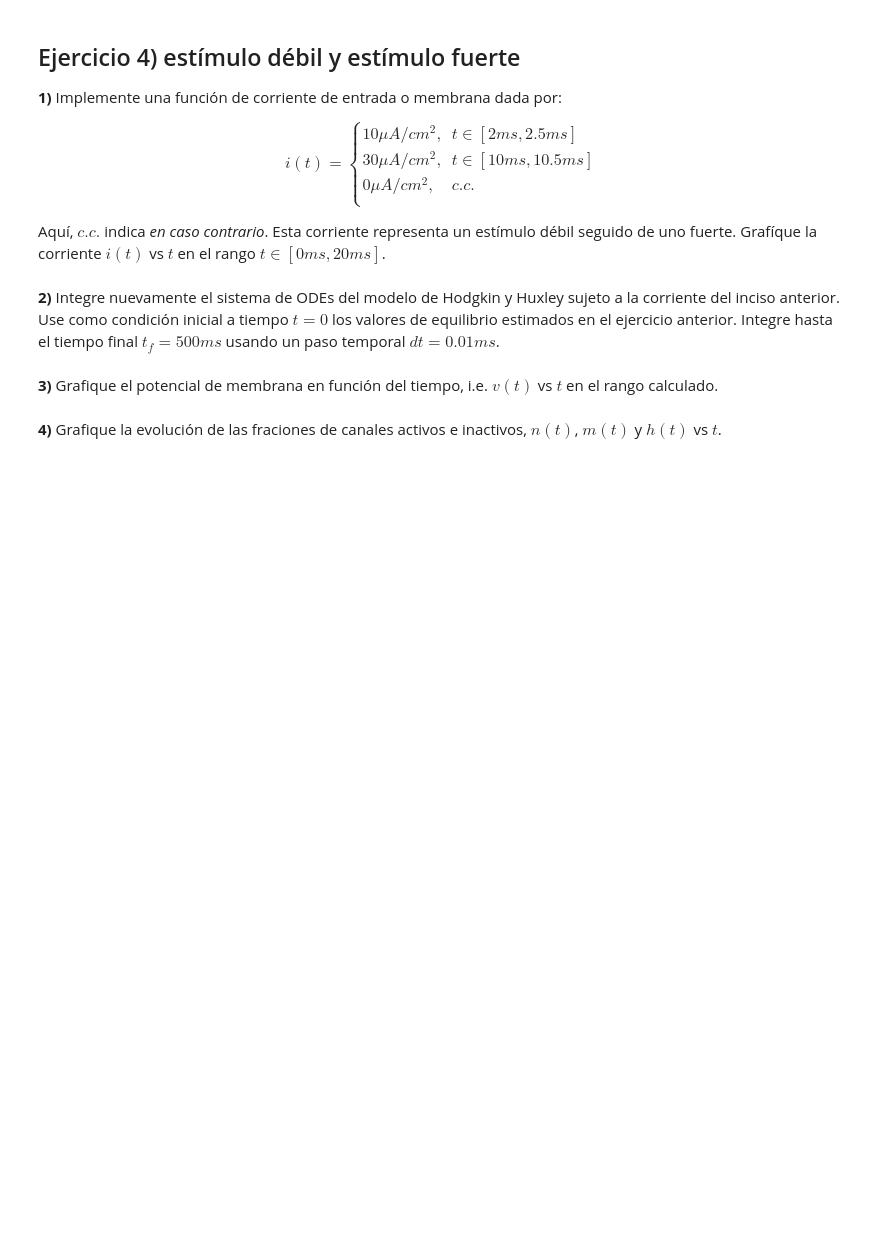
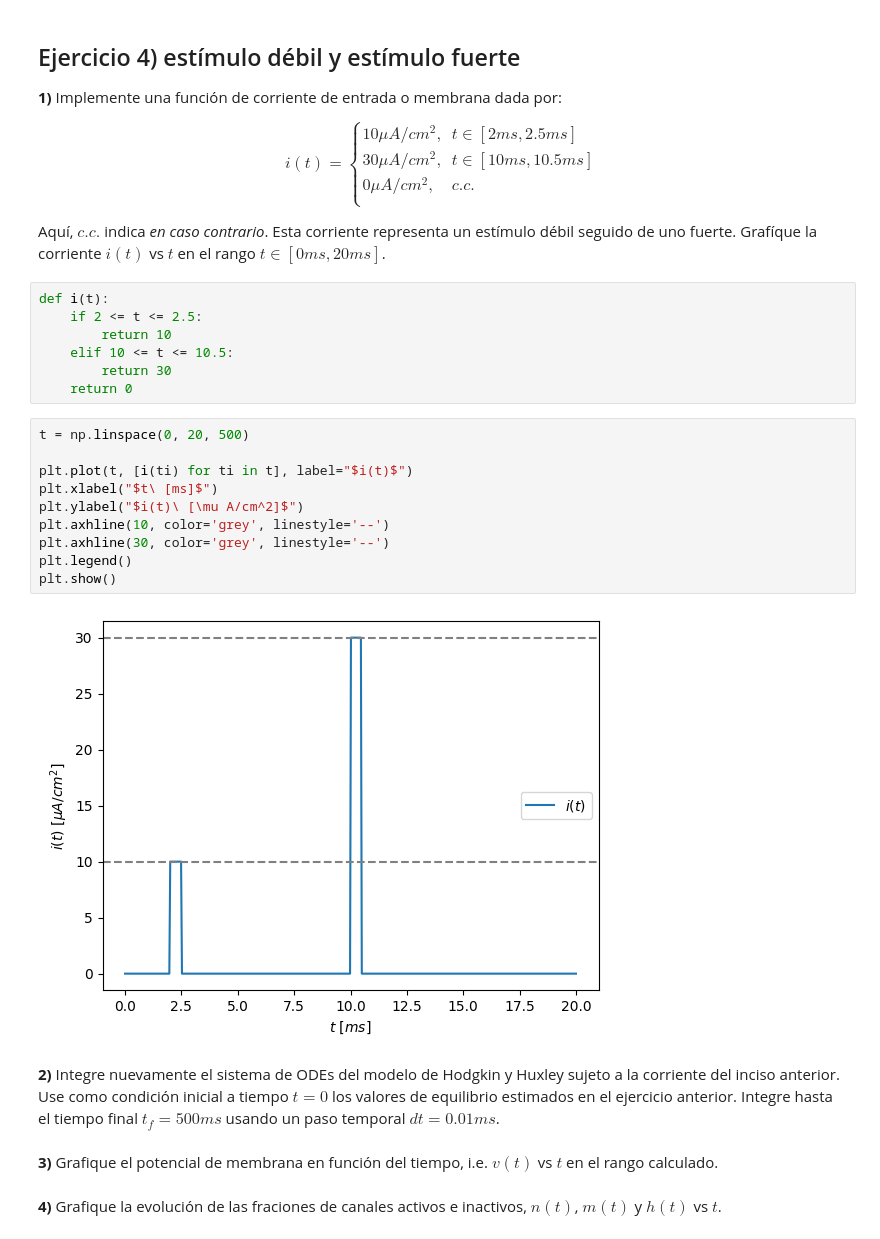
Before and after one commit to basbenja/RedesNeuronales-TrabajosPracticos, a Jupyter notebook: TP1/TrabajoPractico1.ipynb, the cells around one changed output. Drawn from its saved outputs; the diff is of its cells as text; blank space fills up the shorter version.

```diff
--- a/TP1/TrabajoPractico1.ipynb
+++ b/TP1/TrabajoPractico1.ipynb
@@ -525,6 +600,25 @@ i(t) = \left\{
 $$
 
 Aquí, $c.c.$ indica *en caso contrario*. Esta corriente representa un estímulo débil seguido de uno fuerte. Grafíque la corriente $i(t)$ vs $t$ en el rango $t\in[0ms,20ms]$.
+# %%
+def i(t):
+    if 2 <= t <= 2.5:
+        return 10
+    elif 10 <= t <= 10.5:
+        return 30
+    return 0
+# %%
+t = np.linspace(0, 20, 500)
+
+plt.plot(t, [i(ti) for ti in t], label="$i(t)$")
+plt.xlabel("$t\ [ms]$")
+plt.ylabel("$i(t)\ [\mu A/cm^2]$")
+plt.axhline(10, color='grey', linestyle='--')
+plt.axhline(30, color='grey', linestyle='--')
+plt.legend()
+plt.show()
+# %% [output]
+[figure, added]
 # %% [markdown]
 **2)** Integre nuevamente el sistema de ODEs del modelo de Hodgkin y Huxley sujeto a la corriente del inciso anterior. Use como condición inicial a tiempo $t=0$ los valores de equilibrio estimados en el ejercicio anterior. Integre hasta el tiempo final $t_f=500ms$ usando un paso temporal $dt=0.01ms$.
 # %% [markdown]
```
Also changed, not shown: parts of 19 cells of this notebook.
